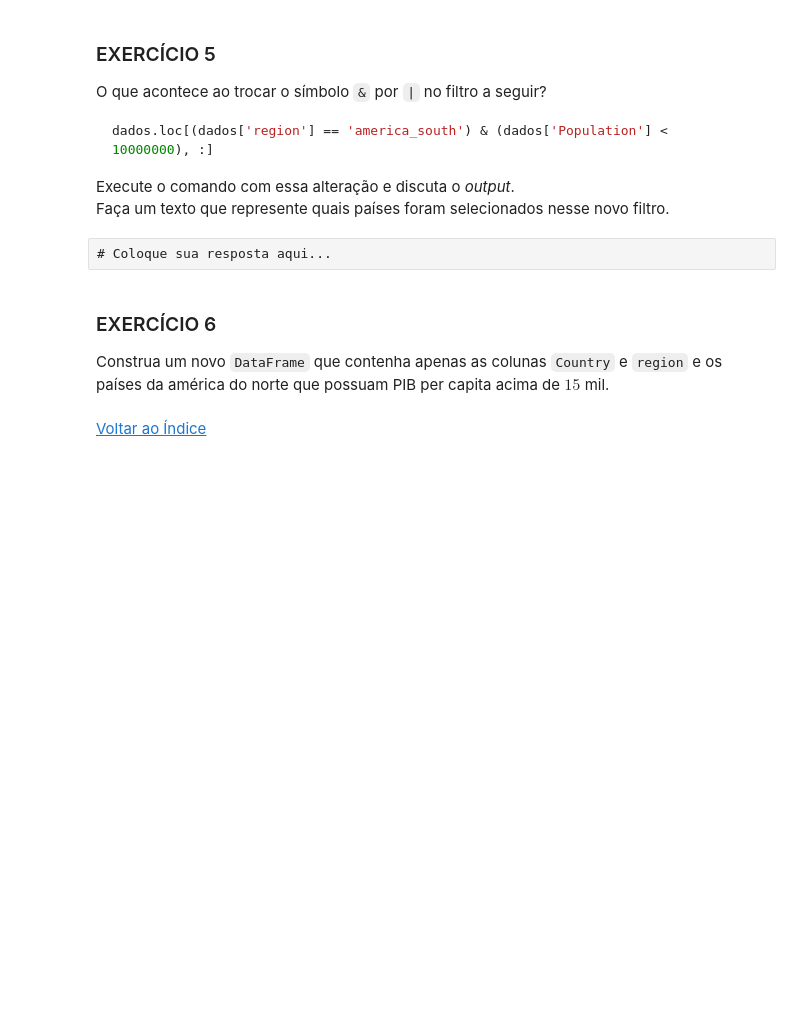
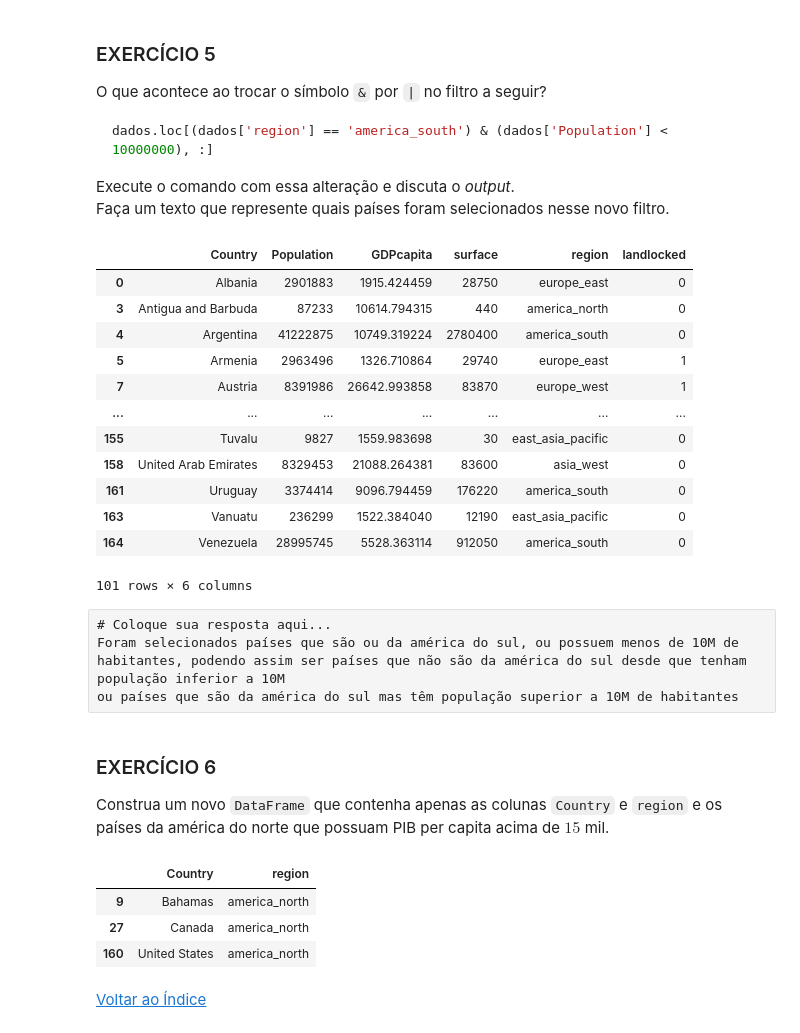
Before and after one commit to Phvr06/cdados, a Jupyter notebook: Aula01_Atividade_Manipular_Filtrar_DF.ipynb, the cells around one changed output. Drawn from its saved outputs; the diff is of its cells as text; code cells hidden in the pictures; blank space fills up the shorter version.

```diff
--- a/Aula01_Atividade_Manipular_Filtrar_DF.ipynb
+++ b/Aula01_Atividade_Manipular_Filtrar_DF.ipynb
@@ -626,8 +709,25 @@ Execute o comando com essa alteração e discuta o *output*.<br>
 Faça um texto que represente quais países foram selecionados nesse novo filtro.
 # %%
 # Coloque seu código aqui...
+dados.loc[(dados['region'] == 'america_south') | (dados['Population'] < 10000000), :]
+# %% [output]
+|  | Country | Population | GDPcapita | surface | region | landlocked |
+| 0 | Albania | 2901883 | 1915.424459 | 28750 | europe_east | 0 |
+| 3 | Antigua and Barbuda | 87233 | 10614.794315 | 440 | america_north | 0 |
+| 4 | Argentina | 41222875 | 10749.319224 | 2780400 | america_south | 0 |
+| 5 | Armenia | 2963496 | 1326.710864 | 29740 | europe_east | 1 |
+| 7 | Austria | 8391986 | 26642.993858 | 83870 | europe_west | 1 |
+| ... | ... | ... | ... | ... | ... | ... |
+| 155 | Tuvalu | 9827 | 1559.983698 | 30 | east_asia_pacific | 0 |
+| 158 | United Arab Emirates | 8329453 | 21088.264381 | 83600 | asia_west | 0 |
+| 161 | Uruguay | 3374414 | 9096.794459 | 176220 | america_south | 0 |
+| 163 | Vanuatu | 236299 | 1522.384040 | 12190 | east_asia_pacific | 0 |
+| 164 | Venezuela | 28995745 | 5528.363114 | 912050 | america_south | 0 |
+101 rows × 6 columns
-# %% [raw]
-# Coloque sua resposta aqui...
+# %% [raw]
+# Coloque sua resposta aqui...
+Foram selecionados países que são ou da américa do sul, ou possuem menos de 10M de habitantes, podendo assim ser países que não são da américa do sul desde que tenham população inferior a 10M
+ou países que são da américa do sul mas têm população superior a 10M de habitantes
 # %% [markdown]
 <div id="ex6"></div>
 
@@ -639,3 +737,13 @@ Construa um novo `DataFrame` que contenha apenas as colunas `Country` e `region`
+# %%
+# Coloque seu código aqui...
+america_do_norte = dados['region'] == 'america_north'
+pib_per_capta = dados['GDPcapita'] > 15000
+dados.loc[america_do_norte & pib_per_capta, ['Country', 'region']]
+# %% [output]
+|  | Country | region |
+| 9 | Bahamas | america_north |
+| 27 | Canada | america_north |
+| 160 | United States | america_north |
 # %% [markdown]
 [Voltar ao Índice](#indice)
 # %% [markdown]
```
Also changed, not shown: parts of 12 cells of this notebook.
